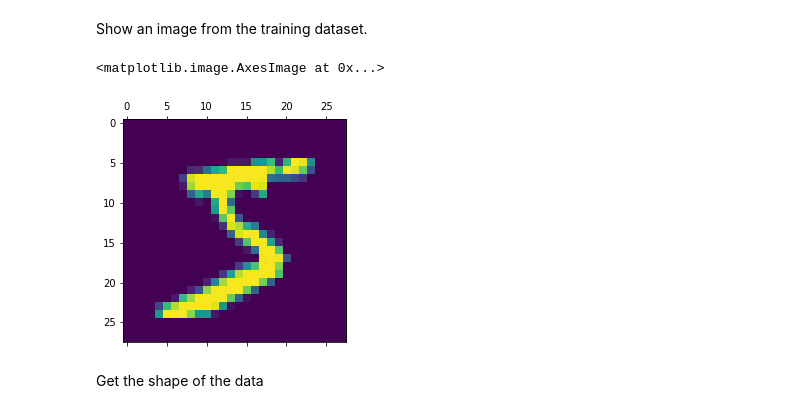
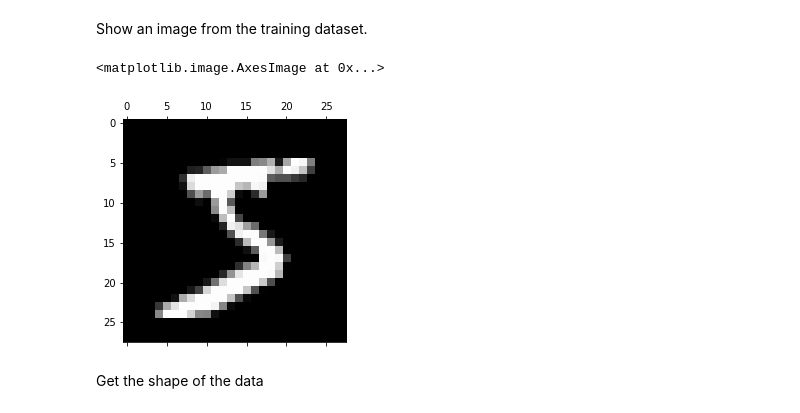
Before and after one commit to busbykt/AMATH584, a Jupyter notebook: Homework/hw6/hw6.ipynb, the cells around one changed output. Drawn from its saved outputs; the diff is of its cells as text; code cells hidden in the pictures.

```diff
--- a/Homework/hw6/hw6.ipynb
+++ b/Homework/hw6/hw6.ipynb
@@ -13,10 +13,10 @@ from keras.datasets import mnist
 # %% [markdown]
 Show an image from the training dataset.
 # %%
-plt.matshow(X_train[0])
+plt.matshow(X_train[0], cmap='gray')
 # %% [output]
 <matplotlib.image.AxesImage at 0x...>
-[figure, old version]
+[figure, new version]
 # %% [markdown]
 Get the shape of the data
 # %%
```
Also changed, not shown: parts of 56 cells of this notebook.
